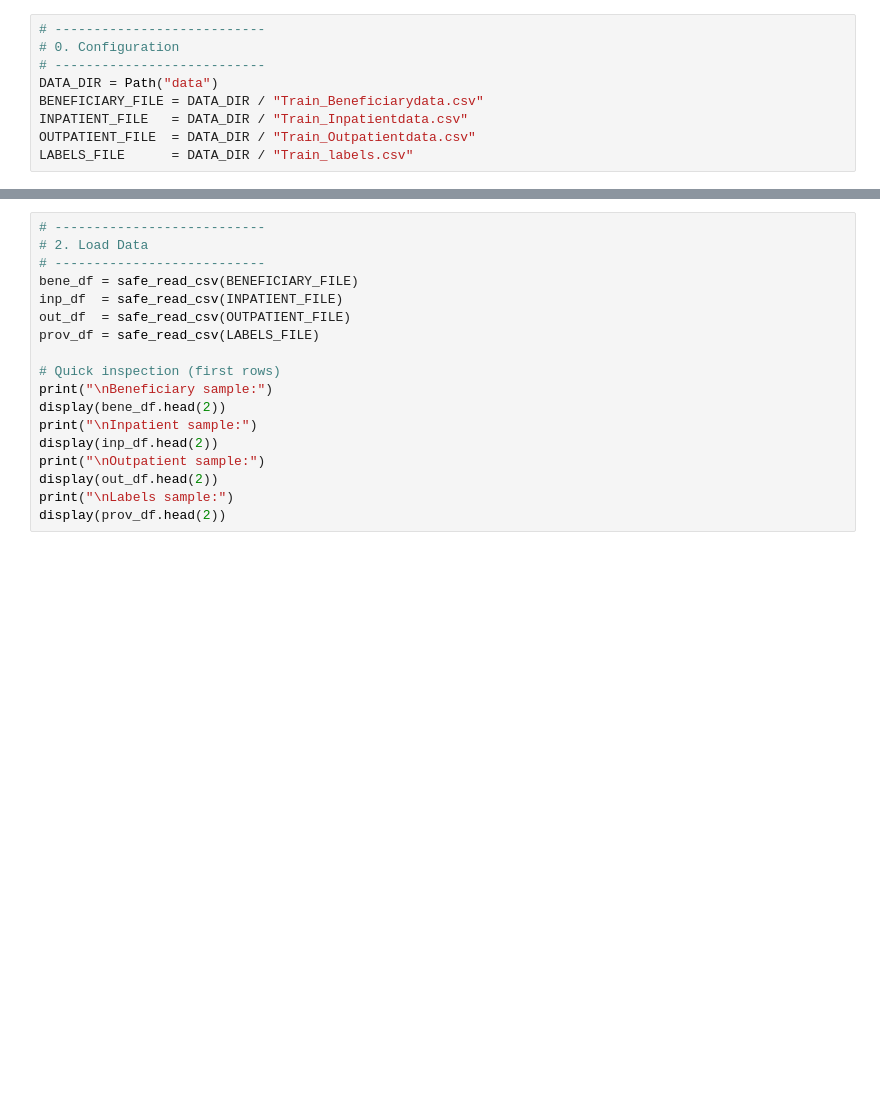
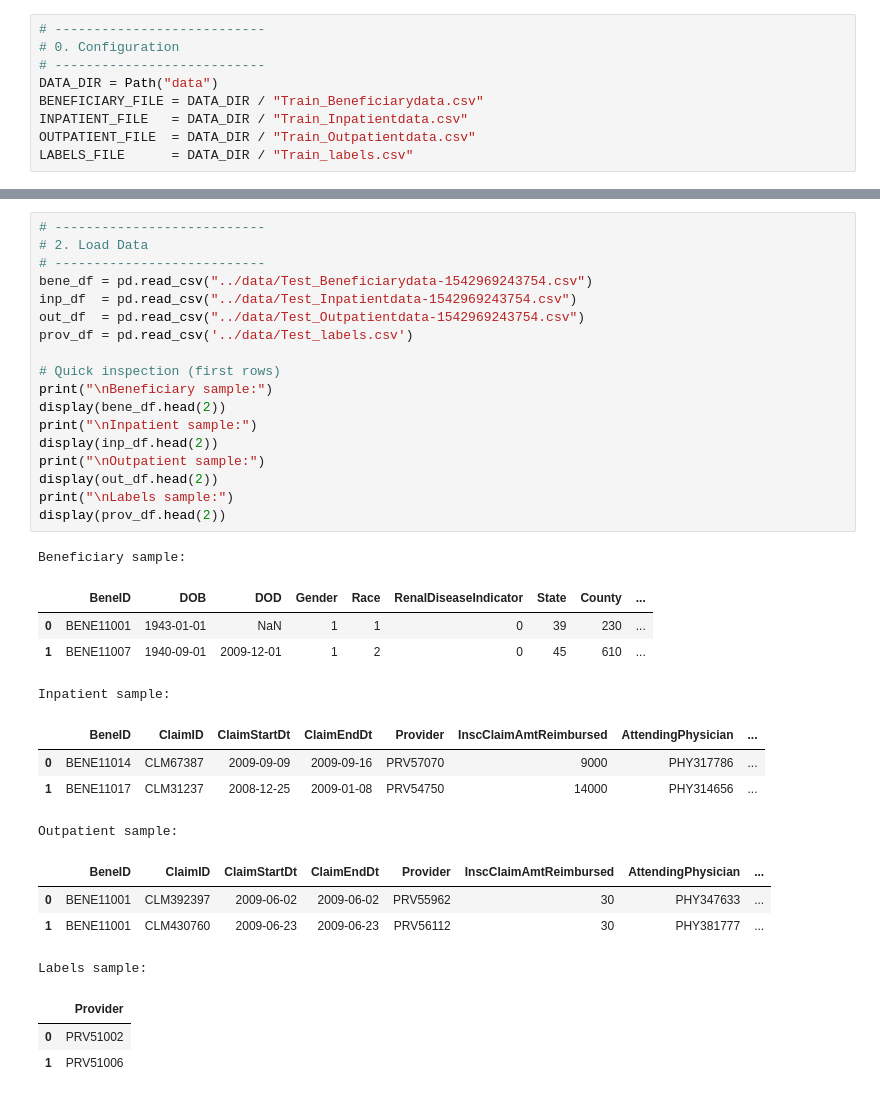
Before and after one commit to ahmedtarek-23/fraud_detection_project, a Jupyter notebook: Fraud_detection_project/notebooks/01_data_exploration_and_feature_engineering.ipynb, the cells around one changed output, grey strips where cells are left out. Saved outputs shown, nothing was run; the diff lists cells and outputs as text; blank space fills up the shorter version.

```diff
--- a/Fraud_detection_project/notebooks/01_data_exploration_and_feature_engineering.ipynb
+++ b/Fraud_detection_project/notebooks/01_data_exploration_and_feature_engineering.ipynb
@@ -52,21 +44,38 @@ def safe_info(df, name):
 # %%
 # ---------------------------
 # 2. Load Data
 # ---------------------------
-bene_df = safe_read_csv(BENEFICIARY_FILE)
-inp_df  = safe_read_csv(INPATIENT_FILE)
-out_df  = safe_read_csv(OUTPATIENT_FILE)
-prov_df = safe_read_csv(LABELS_FILE)
+bene_df = pd.read_csv("../data/Test_Beneficiarydata-1542969243754.csv")
+inp_df  = pd.read_csv("../data/Test_Inpatientdata-1542969243754.csv")
+out_df  = pd.read_csv("../data/Test_Outpatientdata-1542969243754.csv")
+prov_df = pd.read_csv('../data/Test_labels.csv')
 
 # Quick inspection (first rows)
 print("\nBeneficiary sample:")
 display(bene_df.head(2))
 print("\nInpatient sample:")
 display(inp_df.head(2))
 print("\nOutpatient sample:")
 display(out_df.head(2))
 print("\nLabels sample:")
 display(prov_df.head(2))
+# %% [output]
+Beneficiary sample:
+|  | BeneID | DOB | DOD | Gender | Race | RenalDiseaseIndicator | State | County | ... |
+| 0 | BENE11001 | 1943-01-01 | NaN | 1 | 1 | 0 | 39 | 230 | ... |
+| 1 | BENE11007 | 1940-09-01 | 2009-12-01 | 1 | 2 | 0 | 45 | 610 | ... |
+Inpatient sample:
+|  | BeneID | ClaimID | ClaimStartDt | ClaimEndDt | Provider | InscClaimAmtReimbursed | AttendingPhysician | ... |
+| 0 | BENE11014 | CLM67387 | 2009-09-09 | 2009-09-16 | PRV57070 | 9000 | PHY317786 | ... |
+| 1 | BENE11017 | CLM31237 | 2008-12-25 | 2009-01-08 | PRV54750 | 14000 | PHY314656 | ... |
+Outpatient sample:
+|  | BeneID | ClaimID | ClaimStartDt | ClaimEndDt | Provider | InscClaimAmtReimbursed | AttendingPhysician | ... |
+| 0 | BENE11001 | CLM392397 | 2009-06-02 | 2009-06-02 | PRV55962 | 30 | PHY347633 | ... |
+| 1 | BENE11001 | CLM430760 | 2009-06-23 | 2009-06-23 | PRV56112 | 30 | PHY381777 | ... |
+Labels sample:
+|  | Provider |
+| 0 | PRV51002 |
+| 1 | PRV51006 |
 # %%
 # ---------------------------
 # 3. Basic Validation & Date Parsing
```
Also changed, not shown: parts of 10 cells of this notebook, 1 other file.
